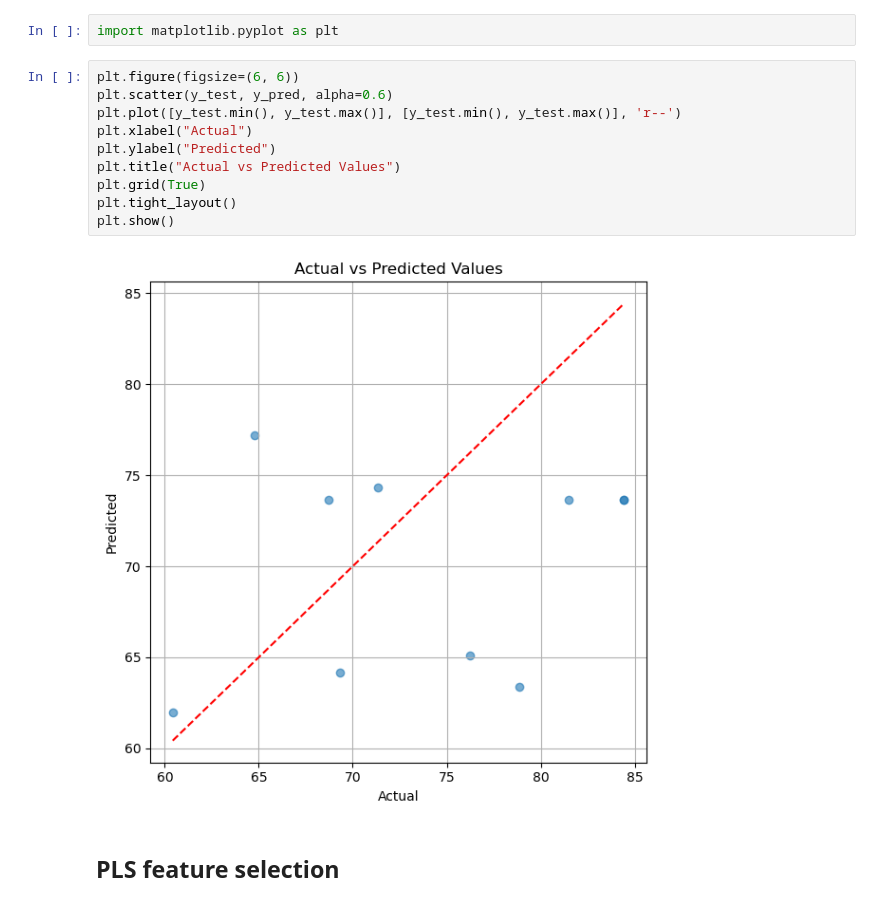
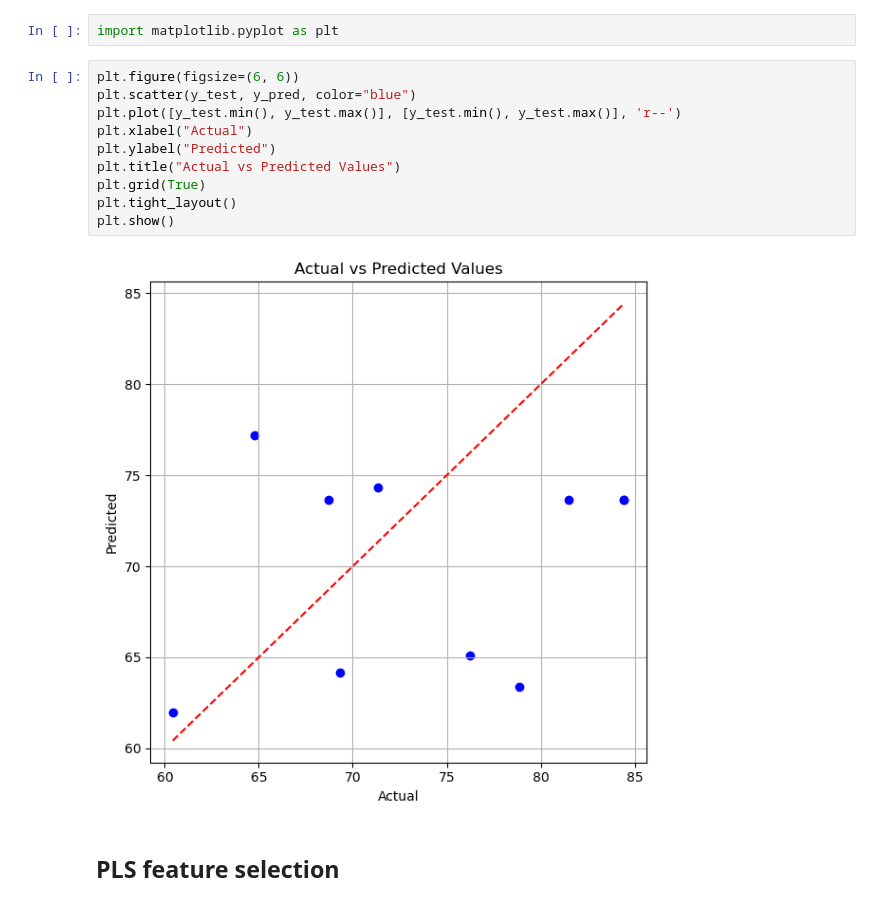
Before and after one commit to BioITHackathons/Unraveling-Exercise-Resilience-Multi-Omics-Meets-Machine-Learning, a Jupyter notebook: ml_model_vo2max.ipynb, the cells around one changed output. Cells and saved outputs as stored; diff of their text form.

Commit message:
added some plots

```diff
--- a/ml_model_vo2max.ipynb
+++ b/ml_model_vo2max.ipynb
@@ -79,16 +86,16 @@ array([73.64995299, 77.17881884, 73.64995299, 73.64995299, 64.16812318,
 import matplotlib.pyplot as plt
 # %%
 plt.figure(figsize=(6, 6))
-plt.scatter(y_test, y_pred, alpha=0.6)
+plt.scatter(y_test, y_pred, color="blue")
 plt.plot([y_test.min(), y_test.max()], [y_test.min(), y_test.max()], 'r--')
 plt.xlabel("Actual")
 plt.ylabel("Predicted")
 plt.title("Actual vs Predicted Values")
 plt.grid(True)
 plt.tight_layout()
 plt.show()
 # %% [output]
-[figure, old version]
+[figure, new version]
 # %% [markdown]
 ## PLS feature selection
 # %%
```
Also changed, not shown: parts of 2 cells of this notebook.
